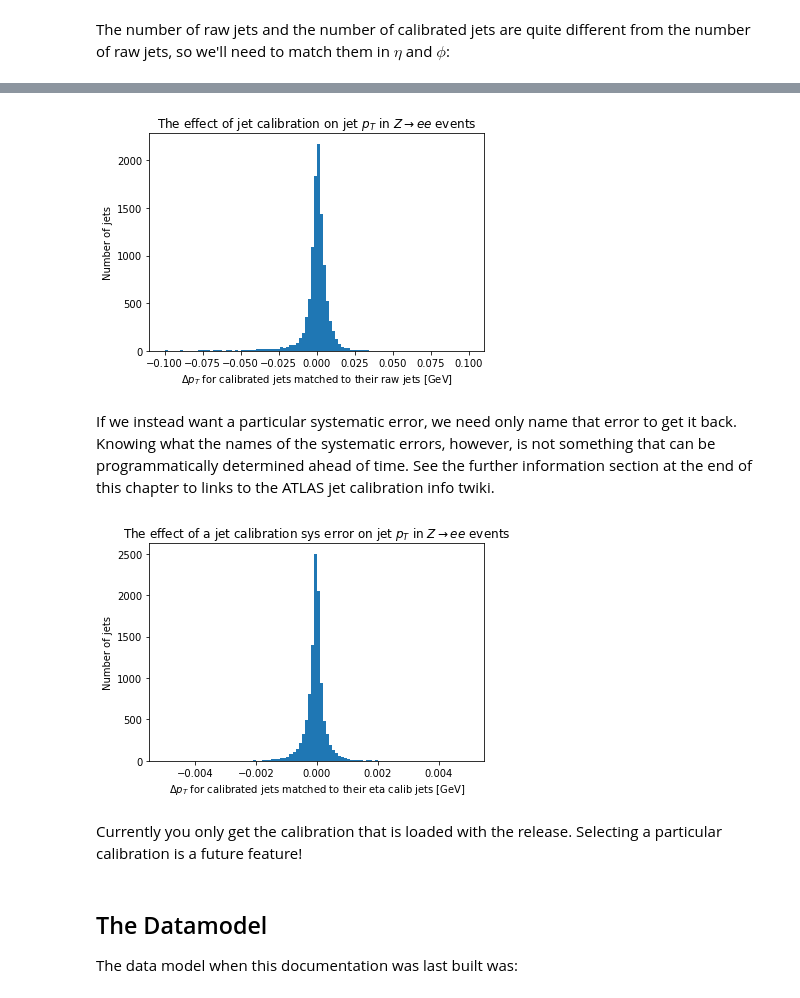
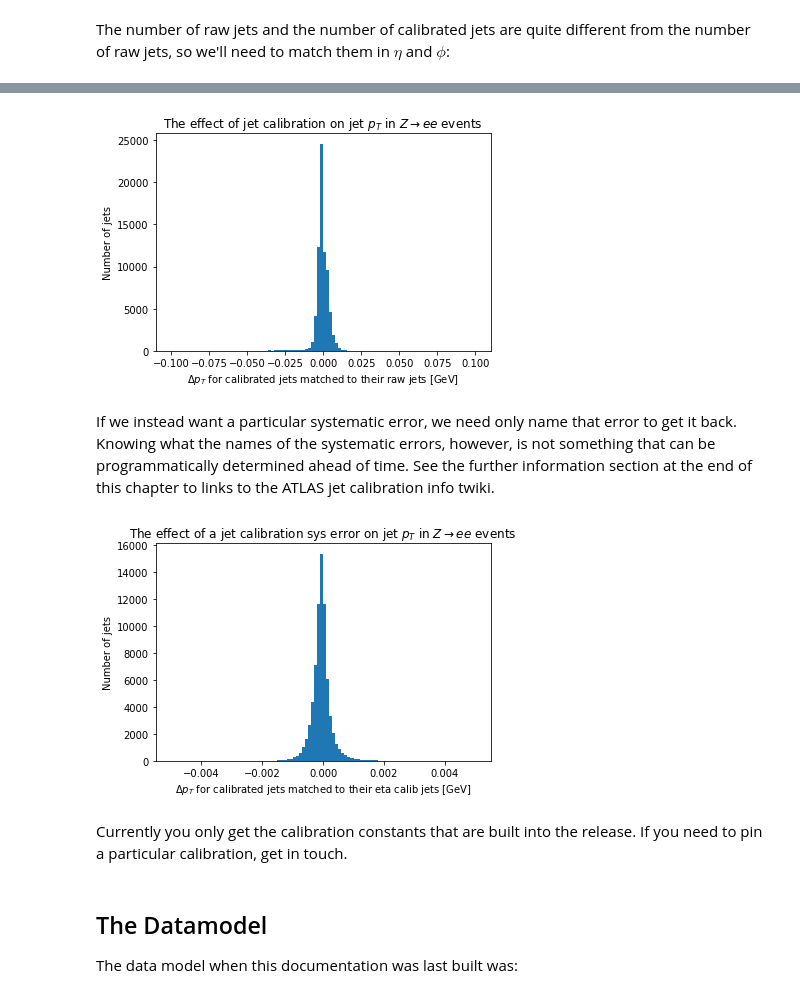
Before and after one commit to gordonwatts/xaod_usage, a Jupyter notebook: book/chapters/jets.ipynb, the cells around one changed output, grey strips where cells are left out. Drawn from its saved outputs; the diff is of its cells as text; code cells hidden in the pictures.

```diff
--- a/book/chapters/jets.ipynb
+++ b/book/chapters/jets.ipynb
@@ -15,3 +18,0 @@ import numpy as np
-# %%
-#ds = SXDSAtlasxAODR21(rucio_zee_r21_mc, backend='dev_xaod')
-ds = xAODLocalTyped(local_xaod_path)
@@ -20,6 +19,6 @@ Found backend type matching "xaod". Matching by type is depreciated. Please swit
 # %%
 jets = (ds
-        .SelectMany(lambda e: e.Jets("AntiKt4EMTopoJets"))
+        .SelectMany(lambda e: e.Jets("AntiKt4EMPFlowJets"))
         .Where(lambda j: (j.pt() / 1000) > 30)
         .Select(lambda j: j.pt() / 1000.0)
         .AsAwkwardArray('JetPt')
@@ -74,12 +73,12 @@ jets = (ds
 To grab the raw jets (without calibration) we just set the `calibrated` parameter to `False` (there is very little reason one will do this normally):
 # %%
 raw_jets = (ds
-           .SelectMany(lambda e: e.Jets("AntiKt4EMTopoJets", calibration=None))
-           .Where(lambda j: (j.pt() / 1000) > 30)
-           .Select(lambda j: {
-               'pt': j.pt() / 1000.0,
-               'eta': j.eta(),
-               'phi': j.phi(),
+           .Select(lambda e: e.Jets("AntiKt4EMPFlowJets", calibration=None)
+                              .Where(lambda j: (j.pt() / 1000) > 30))
+           .Select(lambda jets: {
+                'pt': jets.Select(lambda j: j.pt() / 1000.0),
+                'eta': jets.Select(lambda j: j.eta()),
+                'phi': jets.Select(lambda j: j.phi()),
            })
            .AsAwkwardArray()
            .value())
@@ -93,24 +92,34 @@ len(raw_jets), len(jets)
 def match(jets, jets_to_match):
     'Find the closest eta/phi jet in jets_to_match for each jet in jets'
 
-    by_jets = ak.cartesian([jets, jets_to_match], axis=0, nested=True)
-    d_eta = np.abs(by_jets[:, :]["0"].eta - by_jets[0, :]["1"].eta)
-    # TODO: Account for wrap around in phi
-    d_phi = np.abs(by_jets[:, :]["0"].phi - by_jets[0, :]["1"].phi)
-    delta = d_eta + d_phi
+    to_match_pt = jets_to_match.pt
+    to_match_eta = jets_to_match.eta
+    to_match_phi = jets_to_match.phi
+    jet_eta = jets.eta
+    jet_phi = jets.phi
 
-    # TODO: Window out any match over 0.2*0.2 in eta/phi
-    best_match = ak.argmin(delta, axis=1)
-    return jets_to_match[best_match]
+    pair_eta = ak.cartesian([jet_eta, to_match_eta], axis=1, nested=True)
+    pair_phi = ak.cartesian([jet_phi, to_match_phi], axis=1, nested=True)
+
+    delta_eta = np.abs(pair_eta[:, :, :]["0"] - pair_eta[:, :, :]["1"])
+    # TODO: Missing wrap around fro phi
+    delta_phi = np.abs(pair_phi[:, :, :]["0"] - pair_phi[:, :, :]["1"])
+
+    delta = delta_eta**2 + delta_phi**2
+
+    # TODO: remove anything larger that 0.2*0.2
+    best_match = ak.argmin(delta, axis=2)
+
+    return ak.Record({"eta": to_match_eta[best_match], "phi": to_match_phi[best_match], "pt": to_match_pt[best_match]})
 
 raw_jets_matched = match(jets, raw_jets)
 # %%
-plt.hist((jets.pt-raw_jets_matched.pt)/1000.0, bins=100, range=(-0.1, 0.1))
+plt.hist(ak.flatten(jets.pt-raw_jets_matched.pt)/1000.0, bins=100, range=(-0.1, 0.1))
 plt.xlabel('$\Delta p_T$ for calibrated jets matched to their raw jets [GeV]')
 plt.ylabel('Number of jets')
 _ = plt.title('The effect of jet calibration on jet $p_T$ in $Z\\rightarrow ee$ events')
 # %% [output]
-[figure, old version]
+[figure, new version]
 # %% [markdown]
 If we instead want a particular systematic error, we need only name that error to get it back. Knowing what the names of the systematic errors, however, is not something that can be programmatically determined ahead of time. See the further information section at the end of this chapter to links to the ATLAS jet calibration info twiki.
 # %%
@@ -127,14 +136,14 @@ sys_jets = (ds
 # %%
 sys_jets_matched = match(jets, sys_jets)
 # %%
-plt.hist((jets.pt-sys_jets_matched.pt)/1000.0, bins=100, range=(-0.005, 0.005))
+plt.hist(ak.flatten(jets.pt-sys_jets_matched.pt)/1000.0, bins=100, range=(-0.005, 0.005))
 plt.xlabel('$\Delta p_T$ for calibrated jets matched to their eta calib jets [GeV]')
 plt.ylabel('Number of jets')
 _ = plt.title('The effect of a jet calibration sys error on jet $p_T$ in $Z\\rightarrow ee$ events')
 # %% [output]
-[figure, old version]
+[figure, new version]
 # %% [markdown]
-Currently you only get the calibration that is loaded with the release. Selecting a particular calibration is a future feature!
+Currently you only get the calibration constants that are built into the release. If you need to pin a particular calibration, get in touch.
 # %% [markdown]
 ## The Datamodel
 
```
Also changed, not shown: parts of 11 cells of this notebook, 5 other files.
